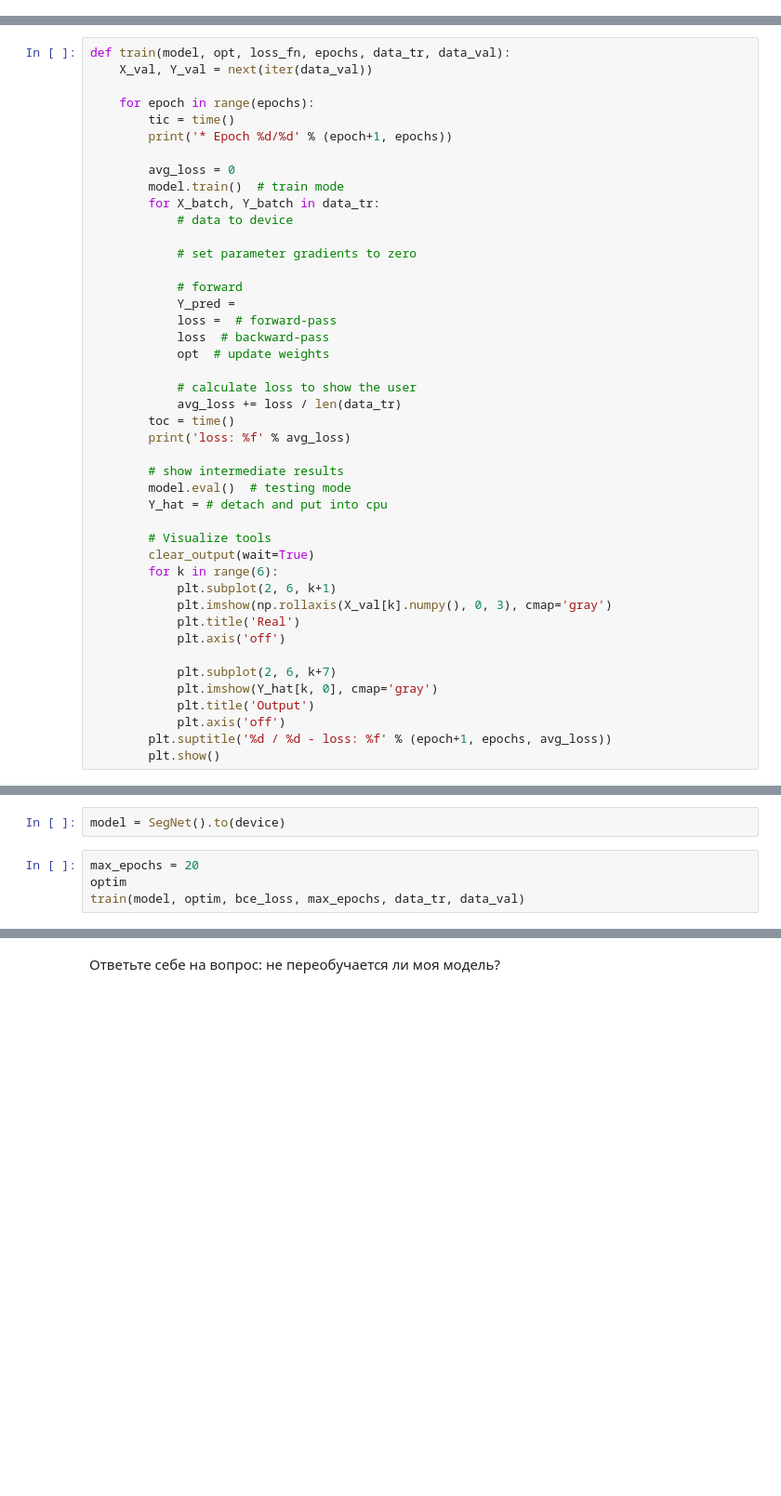
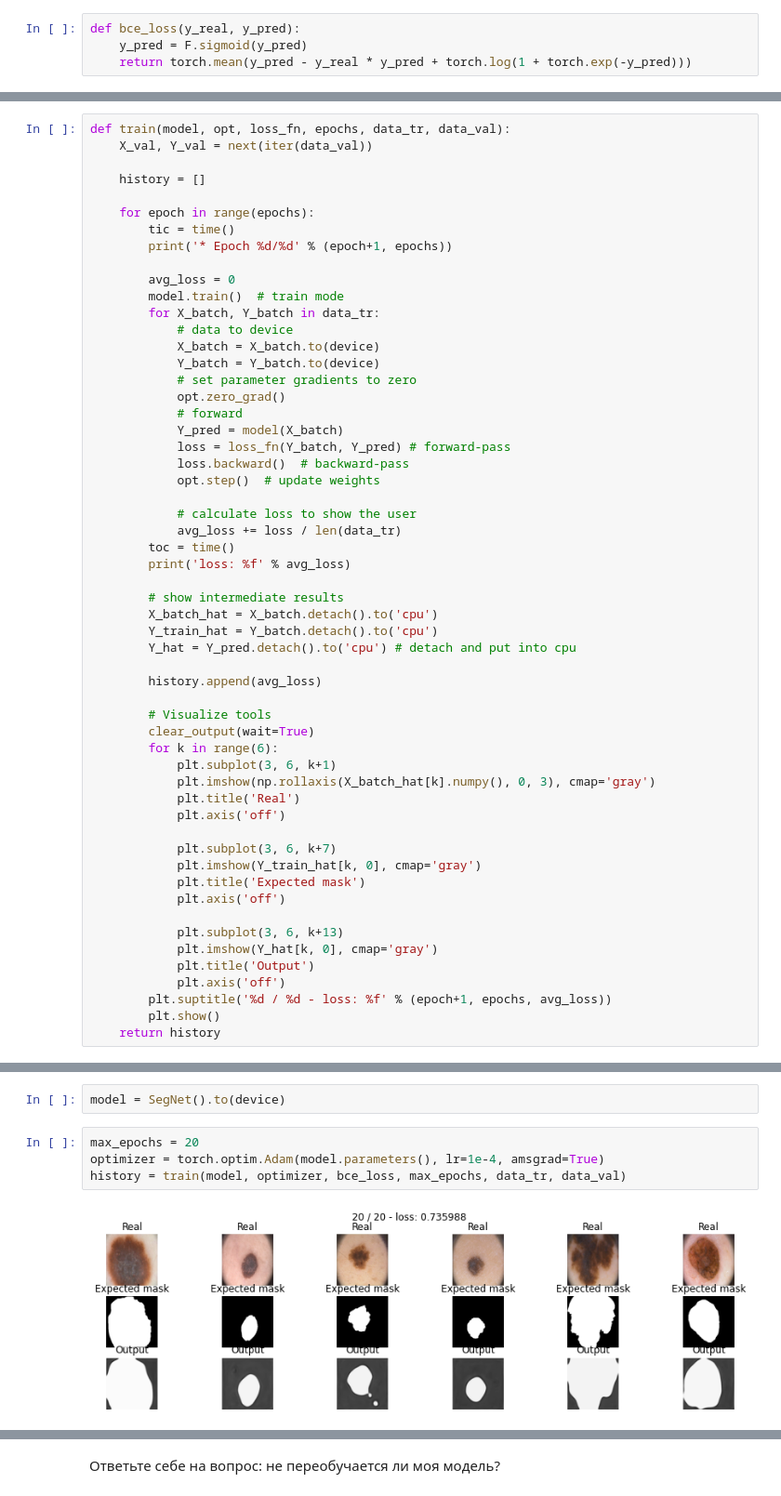
Before and after one commit to LevPerla/DLS_CV_Course, a Jupyter notebook: homeworks_2/[hw]semantic_segmentation.ipynb, the cells around one changed output, grey strips where cells are left out. Shown at 93% size. Drawn from its saved outputs; the diff is of its cells as text; blank space fills up the shorter version.

```diff
--- a/homeworks_2/[hw]semantic_segmentation.ipynb
+++ b/homeworks_2/[hw]semantic_segmentation.ipynb
@@ -255,3 +306,7 @@ def bce_loss(y_real, y_pred):
+# %%
+def bce_loss(y_real, y_pred):
+    y_pred = F.sigmoid(y_pred)
+    return torch.mean(y_pred - y_real * y_pred + torch.log(1 + torch.exp(-y_pred)))
 # %% [markdown]
 ## Тренировка [1 балл]
 
@@ -259,6 +314,8 @@ def bce_loss(y_real, y_pred):
 # %%
 def train(model, opt, loss_fn, epochs, data_tr, data_val):
     X_val, Y_val = next(iter(data_val))
+
+    history = []
 
     for epoch in range(epochs):
         tic = time()
@@ -268,14 +325,15 @@ def train(model, opt, loss_fn, epochs, data_tr, data_val):
         model.train()  # train mode
         for X_batch, Y_batch in data_tr:
             # data to device
-
+            X_batch = X_batch.to(device)
+            Y_batch = Y_batch.to(device)
             # set parameter gradients to zero
-
+            opt.zero_grad()
             # forward
-            Y_pred =
-            loss =  # forward-pass
-            loss  # backward-pass
-            opt  # update weights
+            Y_pred = model(X_batch)
+            loss = loss_fn(Y_batch, Y_pred) # forward-pass
+            loss.backward()  # backward-pass
+            opt.step()  # update weights
 
             # calculate loss to show the user
             avg_loss += loss / len(data_tr)
@@ -283,23 +341,32 @@ def train(model, opt, loss_fn, epochs, data_tr, data_val):
         print('loss: %f' % avg_loss)
 
         # show intermediate results
-        model.eval()  # testing mode
-        Y_hat = # detach and put into cpu
+        X_batch_hat = X_batch.detach().to('cpu')
+        Y_train_hat = Y_batch.detach().to('cpu')
+        Y_hat = Y_pred.detach().to('cpu') # detach and put into cpu
+
+        history.append(avg_loss)
 
         # Visualize tools
         clear_output(wait=True)
         for k in range(6):
-            plt.subplot(2, 6, k+1)
-            plt.imshow(np.rollaxis(X_val[k].numpy(), 0, 3), cmap='gray')
+            plt.subplot(3, 6, k+1)
+            plt.imshow(np.rollaxis(X_batch_hat[k].numpy(), 0, 3), cmap='gray')
             plt.title('Real')
             plt.axis('off')
 
-            plt.subplot(2, 6, k+7)
+            plt.subplot(3, 6, k+7)
+            plt.imshow(Y_train_hat[k, 0], cmap='gray')
+            plt.title('Expected mask')
+            plt.axis('off')
+
+            plt.subplot(3, 6, k+13)
             plt.imshow(Y_hat[k, 0], cmap='gray')
             plt.title('Output')
             plt.axis('off')
         plt.suptitle('%d / %d - loss: %f' % (epoch+1, epochs, avg_loss))
         plt.show()
+    return history
 # %% [markdown]
 ## Инференс [1 балл]
 
@@ -327,7 +395,9 @@ def score_model(model, metric, data):
 model = SegNet().to(device)
 # %%
 max_epochs = 20
-optim
-train(model, optim, bce_loss, max_epochs, data_tr, data_val)
+optimizer = torch.optim.Adam(model.parameters(), lr=1e-4, amsgrad=True)
+history = train(model, optimizer, bce_loss, max_epochs, data_tr, data_val)
+# %% [output]
+[figure, added]
 # %%
 score_model(model, iou_pytorch, data_val)
```
Also changed, not shown: parts of 26 cells of this notebook.
